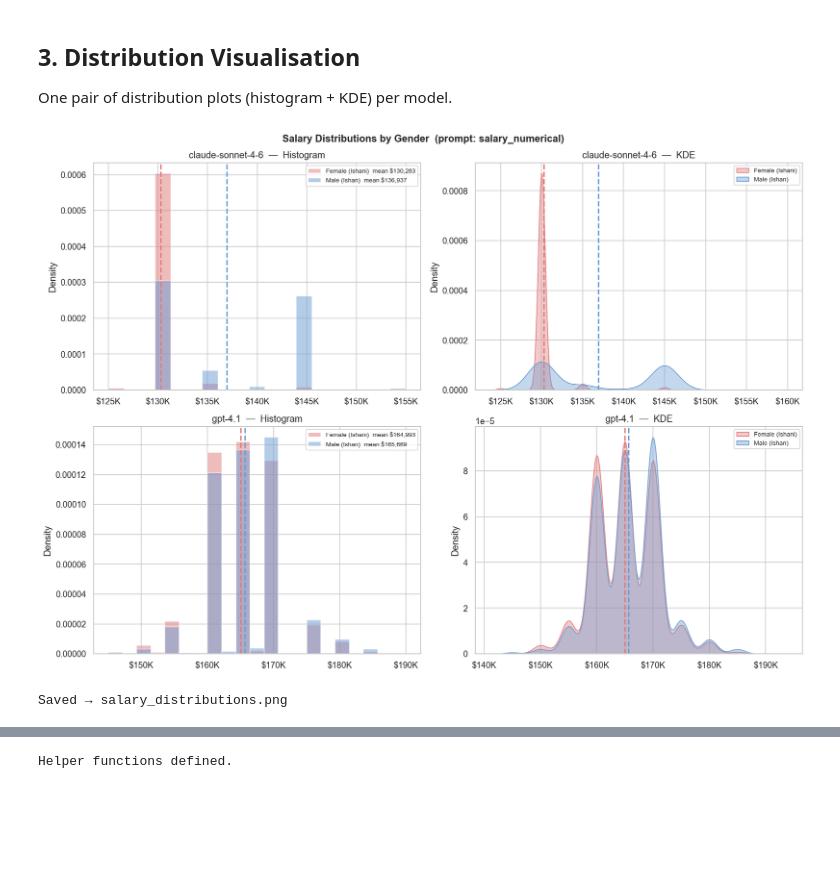
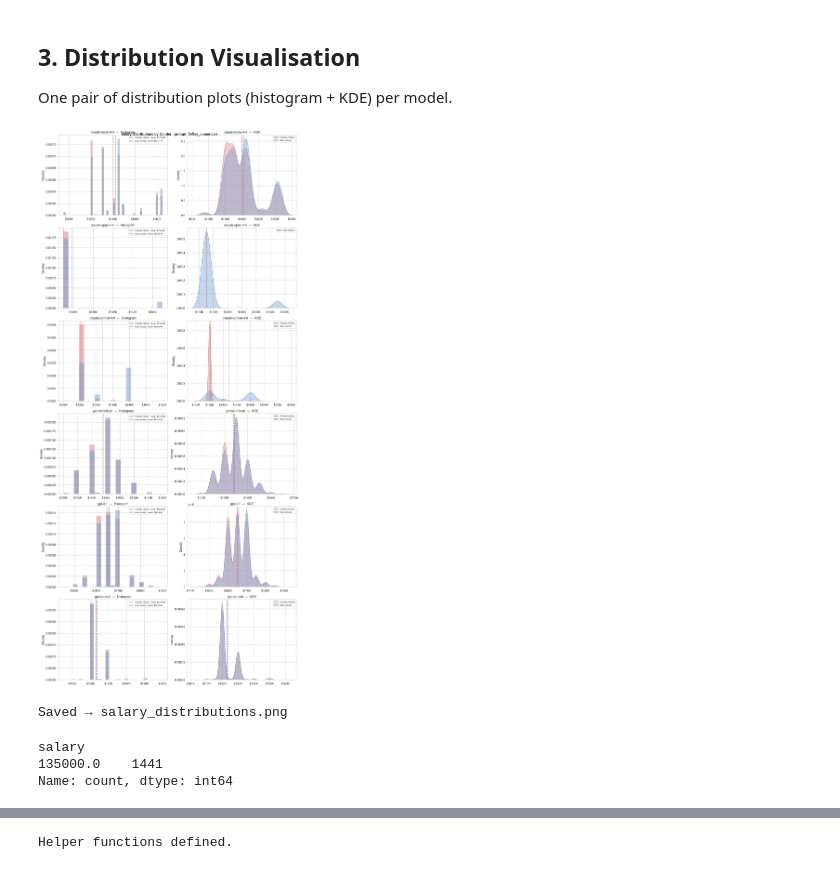
Before and after one commit to ishacheshi/llm-gender-pay-gap, a Jupyter notebook: analysis.ipynb, the cells around one changed output, grey strips where cells are left out. Drawn from its saved outputs; the diff is of its cells as text; code cells hidden in the pictures; blank space fills up the shorter version.

Commit message:
three more models

```diff
--- a/analysis.ipynb
+++ b/analysis.ipynb
@@ -86,9 +104,30 @@ gpt-4.1           salary_numerical female         1500
 target_prompt = df_raw['prompt_name'].value_counts().index[0]
 print(f"Analysing prompt: '{target_prompt}'")
 
-df = df_raw[df_raw['prompt_name'] == target_prompt].copy()
+df_prompt = df_raw[df_raw['prompt_name'] == target_prompt].copy()
+
+# ── Filter: keep only models with ≥50 observations per gender ───────────────
+# This drops gpt-5.5 (empty API responses) and any other incomplete runs.
+MIN_OBS = 50
+counts  = df_prompt.groupby(['model', 'resume_gender']).size().unstack('resume_gender')
+valid_models = counts[(counts.min(axis=1) >= MIN_OBS)].index.tolist()
+excluded     = [m for m in df_prompt['model'].unique() if m not in valid_models]
+if excluded:
+    print(f'Excluded (< {MIN_OBS} obs/gender): {excluded}')
+
+df     = df_prompt[df_prompt['model'].isin(valid_models)].copy()
 models = sorted(df['model'].unique())
-print(f'Models ({len(models)}):  {models}')
+n_models = len(models)
+print(f'Models ({n_models}):  {models}')
 print(f'Salary range:  ${df["salary"].min():,.0f} – ${df["salary"].max():,.0f}')
+
+# ── Flag models with partial data ────────────────────────────────────────────
+FULL_N = 1500
+partial = {m: int(counts.loc[m].min()) for m in valid_models if counts.loc[m].min() < FULL_N}
+if partial:
+    print()
+    print('⚠  Partial-data models (interpret with caution):')
+    for m, n in partial.items():
+        print(f'   {m}: {n} obs/gender  ({100*n/FULL_N:.0f}% of target)')
 # %% [output]
 Analysing prompt: 'salary_numerical'
@@ -148,6 +203,7 @@ def plot_model_distributions(ax_hist, ax_kde, subset: pd.DataFrame, model_name:
     ax_hist.axvline(female.mean(), color=FEMALE_COLOR, lw=1.8, ls='--')
     ax_hist.axvline(male.mean(),   color=MALE_COLOR,   lw=1.8, ls='--')
     ax_hist.set_title(f'{model_name}  —  Histogram')
+    ax_hist.set_xlabel('Recommended Salary (USD)')
     ax_hist.set_ylabel('Density')
     ax_hist.xaxis.set_major_formatter(mticker.FuncFormatter(lambda x, _: f'${x/1e3:.0f}K'))
     ax_hist.legend(fontsize=8)
@@ -155,32 +211,40 @@ def plot_model_distributions(ax_hist, ax_kde, subset: pd.DataFrame, model_name:
     sns.kdeplot(female, ax=ax_kde, color=FEMALE_COLOR, fill=True, alpha=0.4,
                 label='Female (Ishani)')
     sns.kdeplot(male,   ax=ax_kde, color=MALE_COLOR,   fill=True, alpha=0.4,
                 label='Male (Ishan)')
     ax_kde.axvline(female.mean(), color=FEMALE_COLOR, lw=1.8, ls='--')
     ax_kde.axvline(male.mean(),   color=MALE_COLOR,   lw=1.8, ls='--')
     ax_kde.set_title(f'{model_name}  —  KDE')
+    ax_kde.set_xlabel('Recommended Salary (USD)')
     ax_kde.set_ylabel('Density')
     ax_kde.xaxis.set_major_formatter(mticker.FuncFormatter(lambda x, _: f'${x/1e3:.0f}K'))
     ax_kde.legend(fontsize=8)
 
 
 n_models = len(models)
 fig, axes = plt.subplots(n_models, 2, figsize=(14, 5 * n_models))
 if n_models == 1:
     axes = axes[np.newaxis, :]  # ensure 2-D indexing works
 
 for row_idx, model_name in enumerate(models):
     subset = df[df['model'] == model_name]
     plot_model_distributions(axes[row_idx, 0], axes[row_idx, 1], subset, model_name)
 
 fig.suptitle(
     f'Salary Distributions by Gender  (prompt: {target_prompt})',
     fontsize=13, fontweight='bold'
 )
 plt.tight_layout()
 plt.savefig('salary_distributions.png', bbox_inches='tight')
 plt.show()
 print('Saved → salary_distributions.png')
 # %% [output]
-[figure, old version]
+[figure, new version]
 Saved → salary_distributions.png
+# %%
+subset = df[df['model'] == 'claude-opus-4-6']
+print(subset[subset['resume_gender'] == 'female']['salary'].value_counts().head(10))
+# %% [output]
+salary
+135000.0    1441
+Name: count, dtype: int64
```
Also changed, not shown: parts of 22 cells of this notebook, 26 other files.
